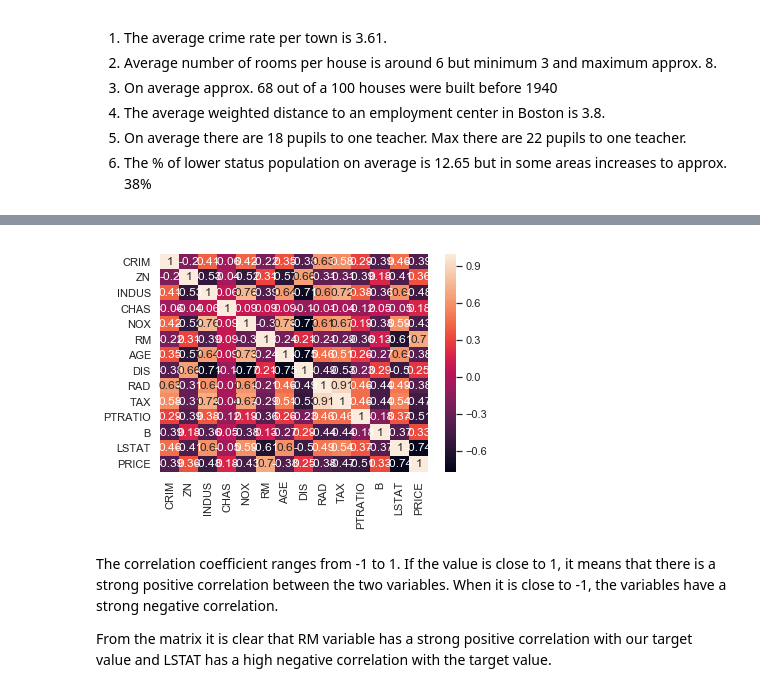
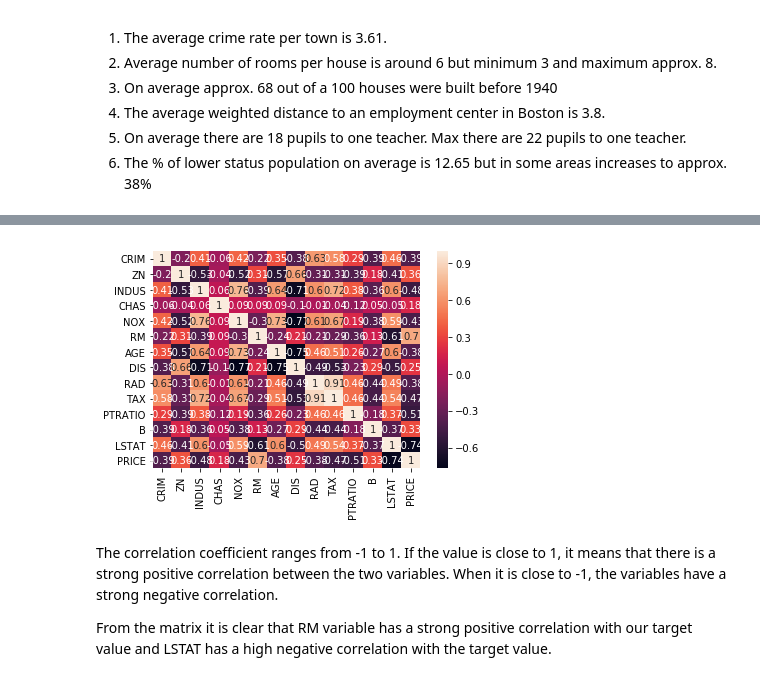
Before and after one commit to simonava5/MLS, a Jupyter notebook: BostonHousing.ipynb, the cells around one changed output, grey strips where cells are left out. Drawn from its saved outputs; the diff is of its cells as text; code cells hidden in the pictures.

```diff
--- a/BostonHousing.ipynb
+++ b/BostonHousing.ipynb
@@ -117,14 +122,14 @@ ax = sns.boxplot(data=bhp, x='ZN', y='INDUS')
 # %%
 # correlation matric to visualise the linear relationship
 # between the variables (3)
 
 correlation_matrix = bhp.corr().round(2)
-sns.heatmap(data=correlation_matrix, annot=True, fig
+sns.heatmap(data=correlation_matrix, annot=True)
 plt.show()
 
 # adapted from https://towardsdatascience.com/linear-regression-on-boston-housing-dataset
 # %% [output]
-[figure, old version]
+[figure, new version]
 # %% [markdown]
 The correlation coefficient ranges from -1 to 1. If the value is close to 1, it means that there is a strong positive correlation between the two variables. When it is close to -1, the variables have a strong negative correlation.
 
```
Also changed, not shown: parts of 21 cells of this notebook.
